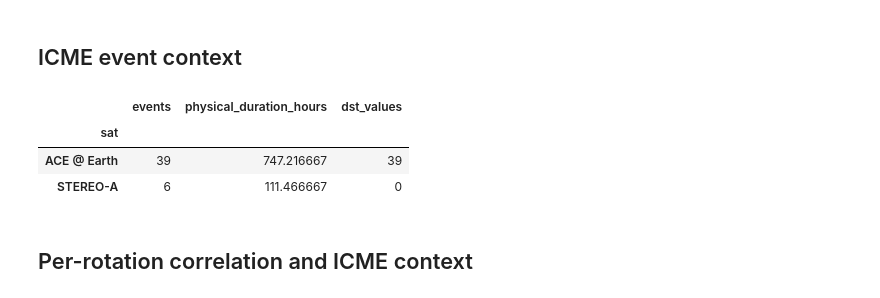
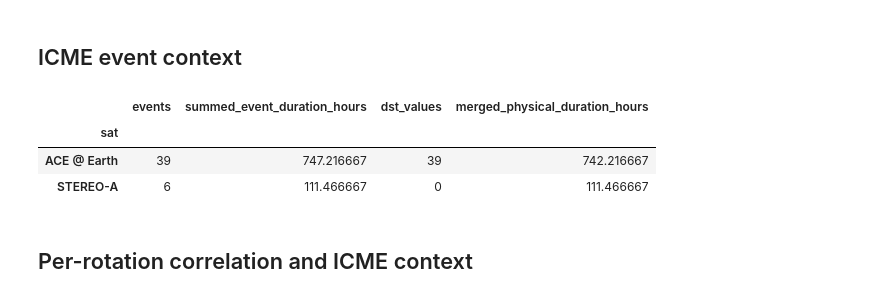
Before and after one commit to oscu0/helio-n, a Jupyter notebook: Analysis/SW Stats Analysis.ipynb, the cells around one changed output. Saved outputs shown, nothing was run; the diff lists cells and outputs as text; code cells hidden in the pictures.

```diff
--- a/Analysis/SW Stats Analysis.ipynb
+++ b/Analysis/SW Stats Analysis.ipynb
@@ -86,6 +88,7 @@ comparison_frames = restore_observed_and_recurrent_series(
     start_dt=START_DT,
     end_dt=END_DT,
 )
+comparison_frames = restore_swx_series(comparison_frames)
 
 {
     sat_name: {
@@ -162,20 +165,25 @@ cr_stats
 # %%
 icme_events = export_icme_event_csv(
     csv_outfile=ICME_EVENTS_PATH,
     start_dt=START_DT,
     end_dt=END_DT,
     sat_labels=SAT_LABELS,
 )
-icme_events.groupby("sat").agg(
+icme_summary = icme_events.groupby("sat").agg(
     events=("event_id", "size"),
-    physical_duration_hours=("icme_duration_hours", "sum"),
+    summed_event_duration_hours=("icme_duration_hours", "sum"),
     dst_values=("dst_min", "count"),
 )
+icme_summary["merged_physical_duration_hours"] = [
+    build_icme_duration_by_cr(cr_stats, icme_events, sat)["icme_duration_hours"].sum()
+    for sat in icme_summary.index
+]
+icme_summary
 # %% [output]
-|  | events | physical_duration_hours | dst_values |
-| sat |  |  |  |
-| ACE @ Earth | 39 | 747.216667 | 39 |
-| STEREO-A | 6 | 111.466667 | 0 |
+|  | events | summed_event_duration_hours | dst_values | merged_physical_duration_hours |
+| sat |  |  |  |  |
+| ACE @ Earth | 39 | 747.216667 | 39 | 742.216667 |
+| STEREO-A | 6 | 111.466667 | 0 | 111.466667 |
 # %% [markdown]
 ## Per-rotation correlation and ICME context
 # %%
```
Also changed, not shown: parts of 10 cells of this notebook, 7 other files.
